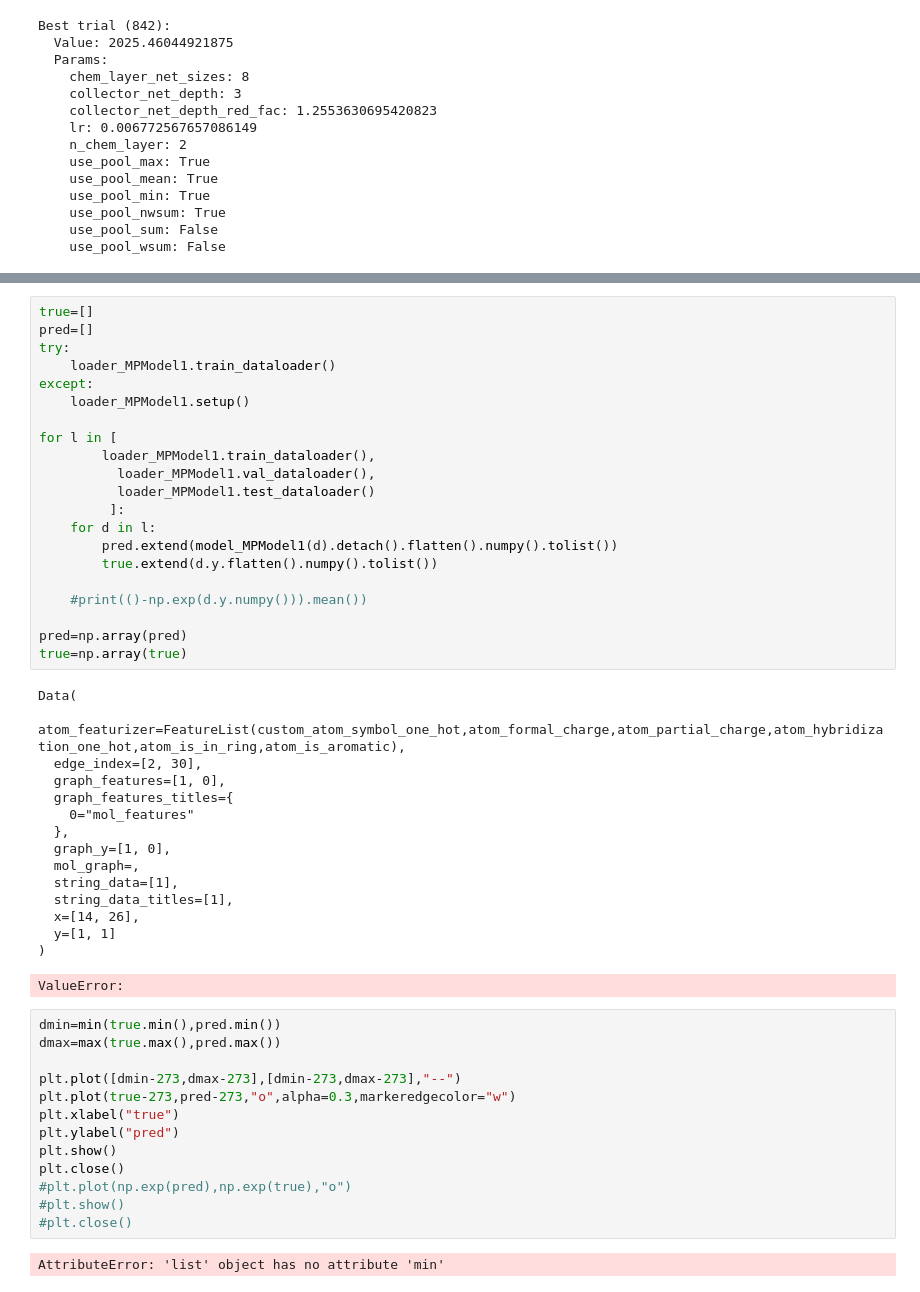
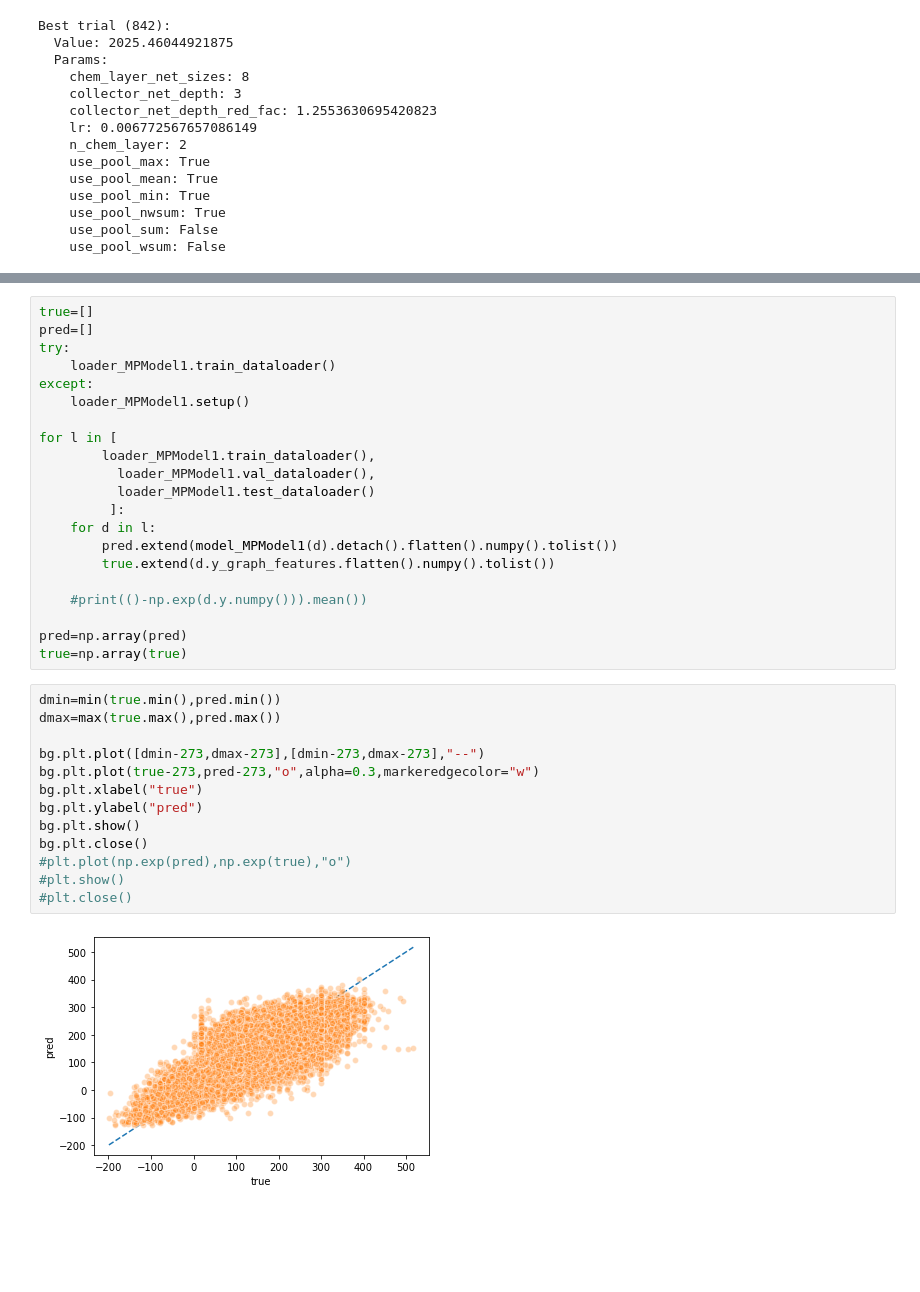
Before and after one commit to JulianKimmig/molNet, a Jupyter notebook: dev/black_box/notebooks/predicting_mp.ipynb, the cells around one changed output, grey strips where cells are left out. Cells and saved outputs as stored; diff of their text form; blank space fills up the shorter version.

```diff
--- a/dev/black_box/notebooks/predicting_mp.ipynb
+++ b/dev/black_box/notebooks/predicting_mp.ipynb
@@ -401,43 +392,27 @@ for l in [
          ]:
     for d in l:
         pred.extend(model_MPModel1(d).detach().flatten().numpy().tolist())
-        true.extend(d.y.flatten().numpy().tolist())
+        true.extend(d.y_graph_features.flatten().numpy().tolist())
 
     #print(()-np.exp(d.y.numpy())).mean())
 
 pred=np.array(pred)
 true=np.array(true)
-# %% [output]
-Data(
-  atom_featurizer=FeatureList(custom_atom_symbol_one_hot,atom_formal_charge,atom_partial_charge,atom_hybridization_one_hot,atom_is_in_ring,atom_is_aromatic),
-  edge_index=[2, 30],
-  graph_features=[1, 0],
-  graph_features_titles={
-    0="mol_features"
-  },
-  graph_y=[1, 0],
-  mol_graph=,
-  string_data=[1],
-  string_data_titles=[1],
-  x=[14, 26],
-  y=[1, 1]
-)
-ValueError:
 # %%
 dmin=min(true.min(),pred.min())
 dmax=max(true.max(),pred.max())
 
-plt.plot([dmin-273,dmax-273],[dmin-273,dmax-273],"--")
-plt.plot(true-273,pred-273,"o",alpha=0.3,markeredgecolor="w")
-plt.xlabel("true")
-plt.ylabel("pred")
-plt.show()
-plt.close()
+bg.plt.plot([dmin-273,dmax-273],[dmin-273,dmax-273],"--")
+bg.plt.plot(true-273,pred-273,"o",alpha=0.3,markeredgecolor="w")
+bg.plt.xlabel("true")
+bg.plt.ylabel("pred")
+bg.plt.show()
+bg.plt.close()
 #plt.plot(np.exp(pred),np.exp(true),"o")
 #plt.show()
 #plt.close()
 # %% [output]
-AttributeError: 'list' object has no attribute 'min'
+[figure, added]
 # %%
 #print(np.abs(np.exp(pred)-np.exp(true)).mean())
 print(np.abs(pred-true).mean())
```
Also changed, not shown: parts of 12 cells of this notebook, 2 other files.
